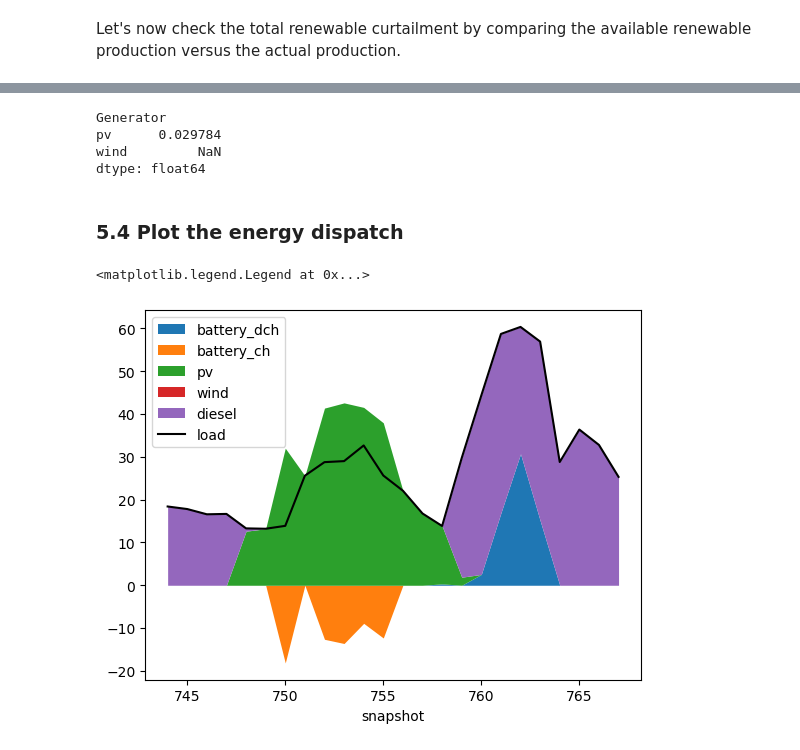
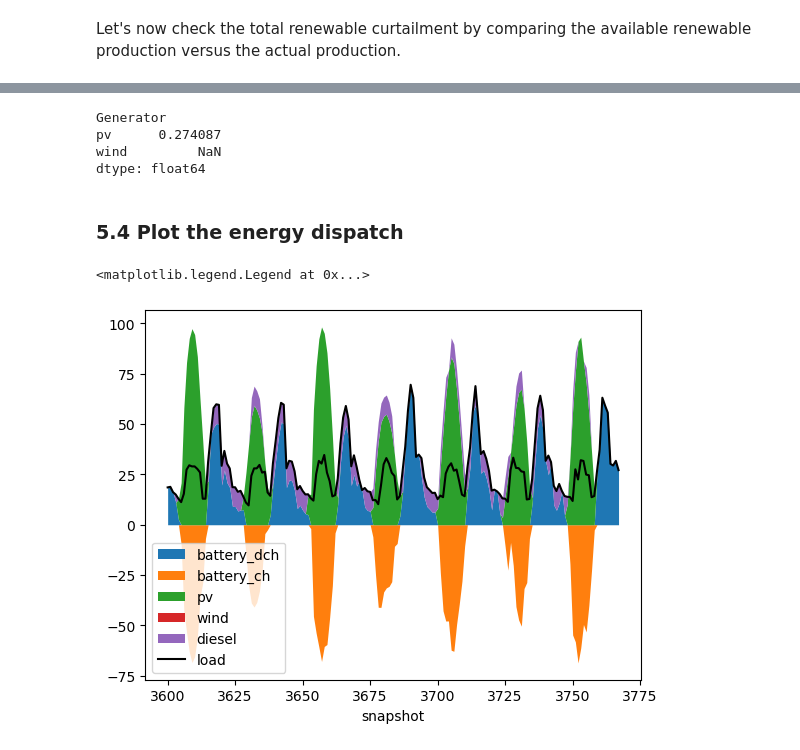
Before and after one commit to davide-f/Teaching, a Jupyter notebook: Exercises/python/microgrid_optimization/PyPSA_microgrid_example.ipynb, the cells around one changed output, grey strips where cells are left out. Drawn from its saved outputs; the diff is of its cells as text; code cells hidden in the pictures.

```diff
--- a/Exercises/python/microgrid_optimization/PyPSA_microgrid_example.ipynb
+++ b/Exercises/python/microgrid_optimization/PyPSA_microgrid_example.ipynb
@@ -281,7 +283,7 @@ maintenance_diesel = 0.05  # EUR/kW/h
 
 assumptions.at["diesel", "CAPEX"] = 6e2  # EUR/kW
 assumptions.at["diesel", "OPEX_marginal"] = \
-    (fuel_price / fuel_energy_density * efficiency_diesel + maintenance_diesel)  # EUR/kWh
+    (fuel_price / fuel_energy_density / efficiency_diesel + maintenance_diesel)  # EUR/kWh
 assumptions.at["diesel", "lifetime"] = 3  # years
 
 # fill defaults
@@ -370,5 +372,8 @@ n = pypsa.Network()
 # set the snapshots of the simulation, being the time steps of the data
 n.set_snapshots(df_data.index)
 
+# set carriers
+n.add("Carrier", ["AC", "DC", "diesel"])
+
 # Add a bus for the microgrid
 n.add("Bus", "microgrid", carrier="AC")
@@ -412,7 +421,7 @@ n.loads_t.p_set
 # %%
 RES_techs = ["pv", "wind"]
 
-n.madd(
+n.add(
     "Generator",  # Each RES technology is represented with a "Generator" component
     RES_techs,
     carrier="AC",
@@ -462,6 +471,7 @@ n.add(
     "StorageUnit",
     "battery",
     bus="microgrid",
+    carrier="DC",
     p_nom_extendable=True,
     capital_cost=assumptions.at["battery", "capital_cost"],
     cyclic_state_of_charge=True,
@@ -607,42 +619,42 @@ RES_curtailment = total_available_RES - total_dispatch[existing_RES_techs]
 RES_curtailment/total_available_RES
 # %% [output]
 Generator
-pv      0.029784
+pv      0.274087
 wind         NaN
 dtype: float64
 # %% [markdown]
 ### 5.4 Plot the energy dispatch
 # %%
 # Day to start the plotting from
-init_day_plot = 31
+init_day_plot = 150
 # Number of days to plot
-n_days_to_plot = 1
+n_days_to_plot = 7
 
 subset_sns = n.generators_t.p.index[init_day_plot*24:(init_day_plot*24 + n_days_to_plot*24)]
 
 # collect discharge power of storages
 p_dch_stores = n.storage_units_t.p.loc[subset_sns, :].clip(lower=0.0)  # negative values become 0.0
 p_dch_stores.columns = p_dch_stores.columns + "_dch"
 
 # collect charge power of storages
 p_ch_stores = n.storage_units_t.p.loc[subset_sns, :].clip(upper=0.0)  # positive values become 0.0
 p_ch_stores.columns = p_ch_stores.columns + "_ch"
 
 # create a dataframe to plot the quantities to plot
 data_to_plot = pd.concat(
     [
         p_dch_stores,
         p_ch_stores,
         n.generators_t.p.loc[subset_sns, :],
     ],
     axis=1,
 )
 
 
 ax = data_to_plot.plot.area(linewidth=0.0) #, figsize=FIGSIZE)
 
 plt.plot(df_data.loc[subset_sns, "demand"], label="load", color="k")
 plt.legend()
 # %% [output]
 <matplotlib.legend.Legend at 0x...>
-[figure, old version]
+[figure, new version]
```
Also changed, not shown: parts of 19 cells of this notebook, 1 other file.
